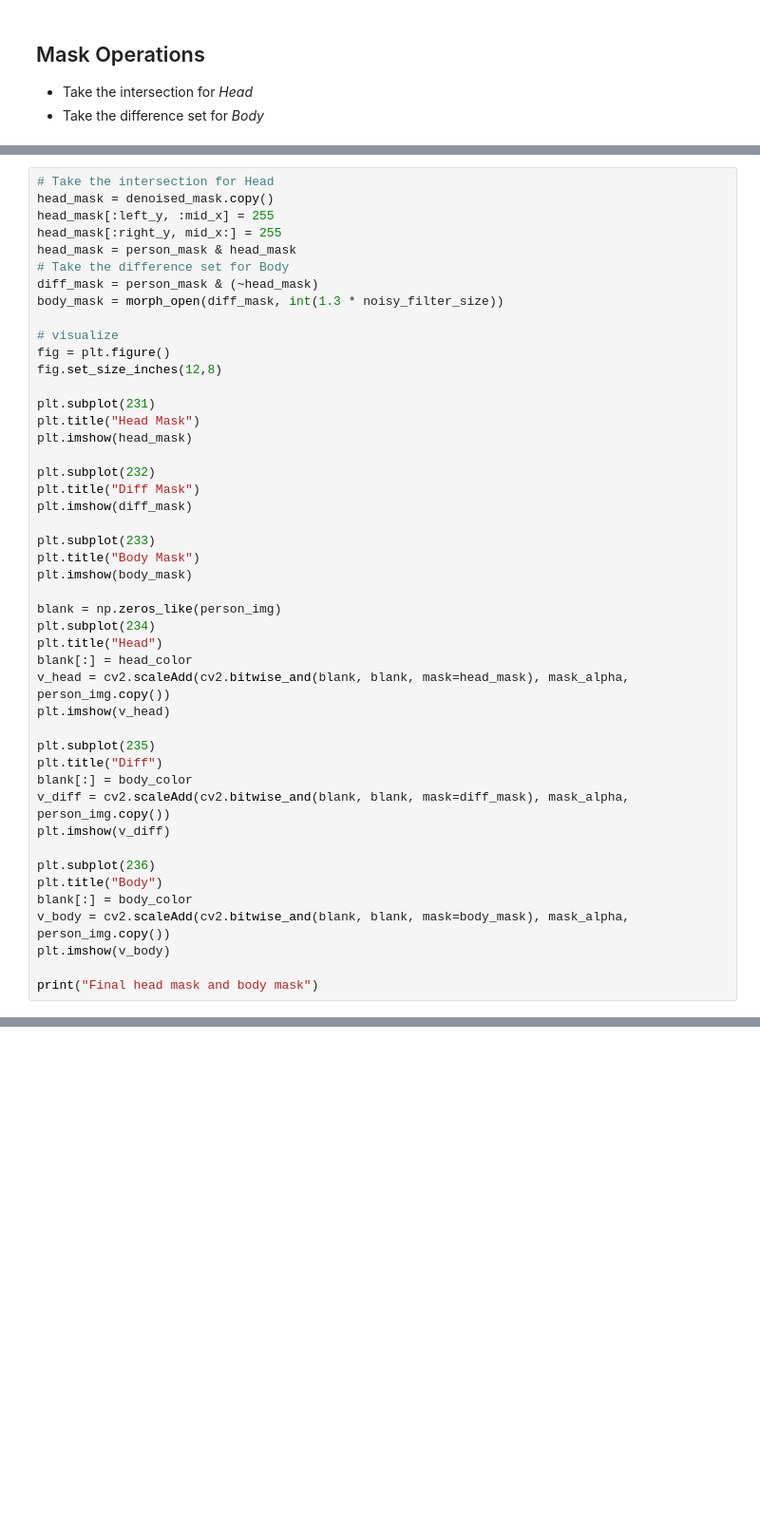
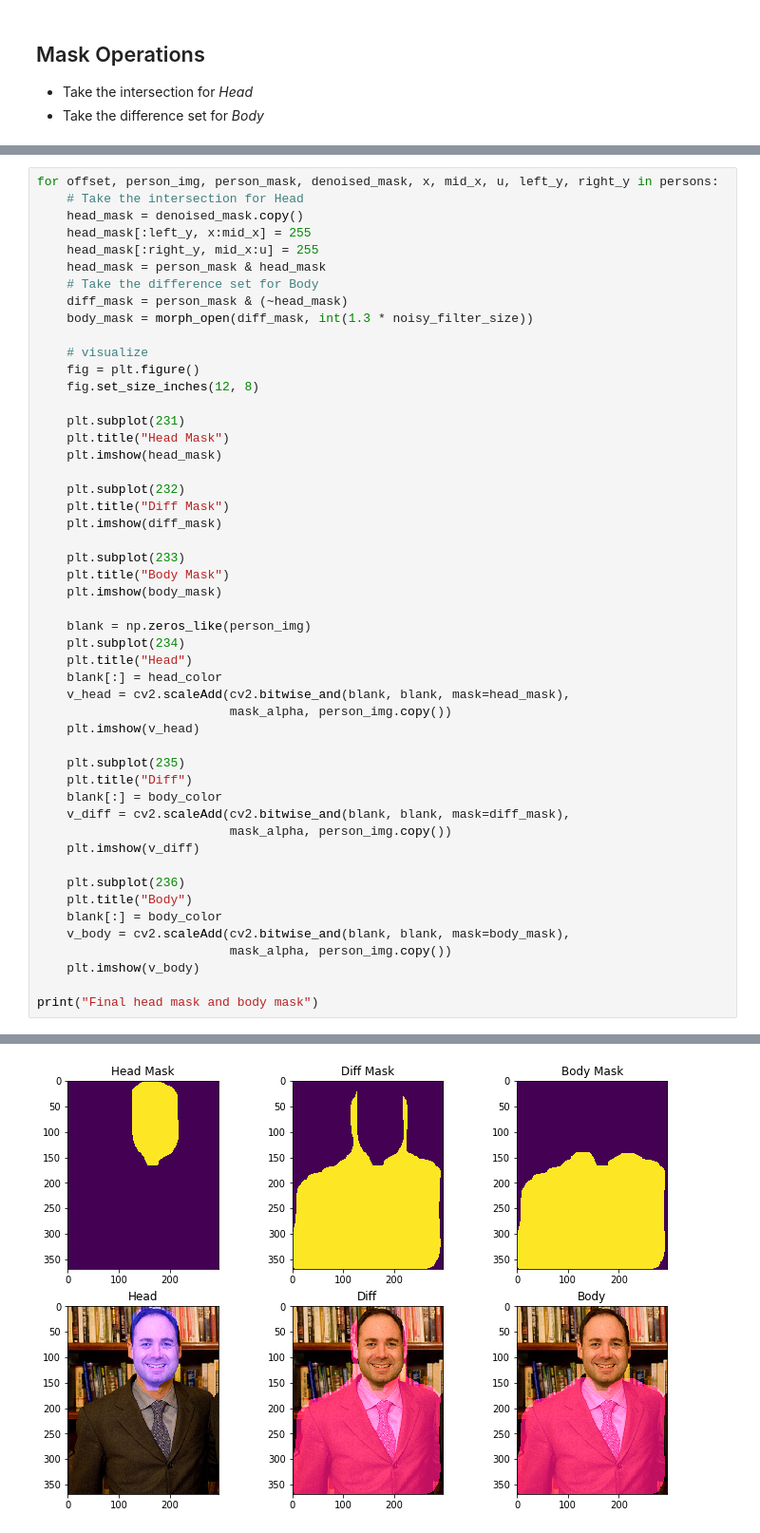
Before and after one commit to missingdaysqxy/split_head_body, a Jupyter notebook: demo.ipynb, the cells around one changed output, grey strips where cells are left out. Shown: that part at 95% size. Drawn from its saved outputs; the diff is of its cells as text; blank space fills up the shorter version.

```diff
--- a/demo.ipynb
+++ b/demo.ipynb
@@ -177,46 +205,51 @@ print("Areas to be filled are (0, 0) to ({mx},{ly}) and ({mx}, 0) to ({w}, {ry})
 # %%
-# Take the intersection for Head
-head_mask = denoised_mask.copy()
-head_mask[:left_y, :mid_x] = 255
-head_mask[:right_y, mid_x:] = 255
-head_mask = person_mask & head_mask
-# Take the difference set for Body
-diff_mask = person_mask & (~head_mask)
-body_mask = morph_open(diff_mask, int(1.3 * noisy_filter_size))
+for offset, person_img, person_mask, denoised_mask, x, mid_x, u, left_y, right_y in persons:
+    # Take the intersection for Head
+    head_mask = denoised_mask.copy()
+    head_mask[:left_y, x:mid_x] = 255
+    head_mask[:right_y, mid_x:u] = 255
+    head_mask = person_mask & head_mask
+    # Take the difference set for Body
+    diff_mask = person_mask & (~head_mask)
+    body_mask = morph_open(diff_mask, int(1.3 * noisy_filter_size))
 
-# visualize
-fig = plt.figure()
-fig.set_size_inches(12,8)
+    # visualize
+    fig = plt.figure()
+    fig.set_size_inches(12, 8)
 
-plt.subplot(231)
-plt.title("Head Mask")
-plt.imshow(head_mask)
+    plt.subplot(231)
+    plt.title("Head Mask")
+    plt.imshow(head_mask)
 
-plt.subplot(232)
-plt.title("Diff Mask")
-plt.imshow(diff_mask)
+    plt.subplot(232)
+    plt.title("Diff Mask")
+    plt.imshow(diff_mask)
 
-plt.subplot(233)
-plt.title("Body Mask")
-plt.imshow(body_mask)
+    plt.subplot(233)
+    plt.title("Body Mask")
+    plt.imshow(body_mask)
 
-blank = np.zeros_like(person_img)
-plt.subplot(234)
-plt.title("Head")
-blank[:] = head_color
-v_head = cv2.scaleAdd(cv2.bitwise_and(blank, blank, mask=head_mask), mask_alpha, person_img.copy())
-plt.imshow(v_head)
+    blank = np.zeros_like(person_img)
+    plt.subplot(234)
+    plt.title("Head")
+    blank[:] = head_color
+    v_head = cv2.scaleAdd(cv2.bitwise_and(blank, blank, mask=head_mask),
+                          mask_alpha, person_img.copy())
+    plt.imshow(v_head)
 
-plt.subplot(235)
-plt.title("Diff")
-blank[:] = body_color
-v_diff = cv2.scaleAdd(cv2.bitwise_and(blank, blank, mask=diff_mask), mask_alpha, person_img.copy())
-plt.imshow(v_diff)
+    plt.subplot(235)
+    plt.title("Diff")
+    blank[:] = body_color
+    v_diff = cv2.scaleAdd(cv2.bitwise_and(blank, blank, mask=diff_mask),
+                          mask_alpha, person_img.copy())
+    plt.imshow(v_diff)
 
-plt.subplot(236)
-plt.title("Body")
-blank[:] = body_color
-v_body = cv2.scaleAdd(cv2.bitwise_and(blank, blank, mask=body_mask), mask_alpha, person_img.copy())
-plt.imshow(v_body)
+    plt.subplot(236)
+    plt.title("Body")
+    blank[:] = body_color
+    v_body = cv2.scaleAdd(cv2.bitwise_and(blank, blank, mask=body_mask),
+                          mask_alpha, person_img.copy())
+    plt.imshow(v_body)
 
 print("Final head mask and body mask")
+# %% [output]
@@ -222,0 +257 @@ print("Final head mask and body mask")
+[figure, added]
```
Also changed, not shown: parts of 10 cells of this notebook, 7 other files.
